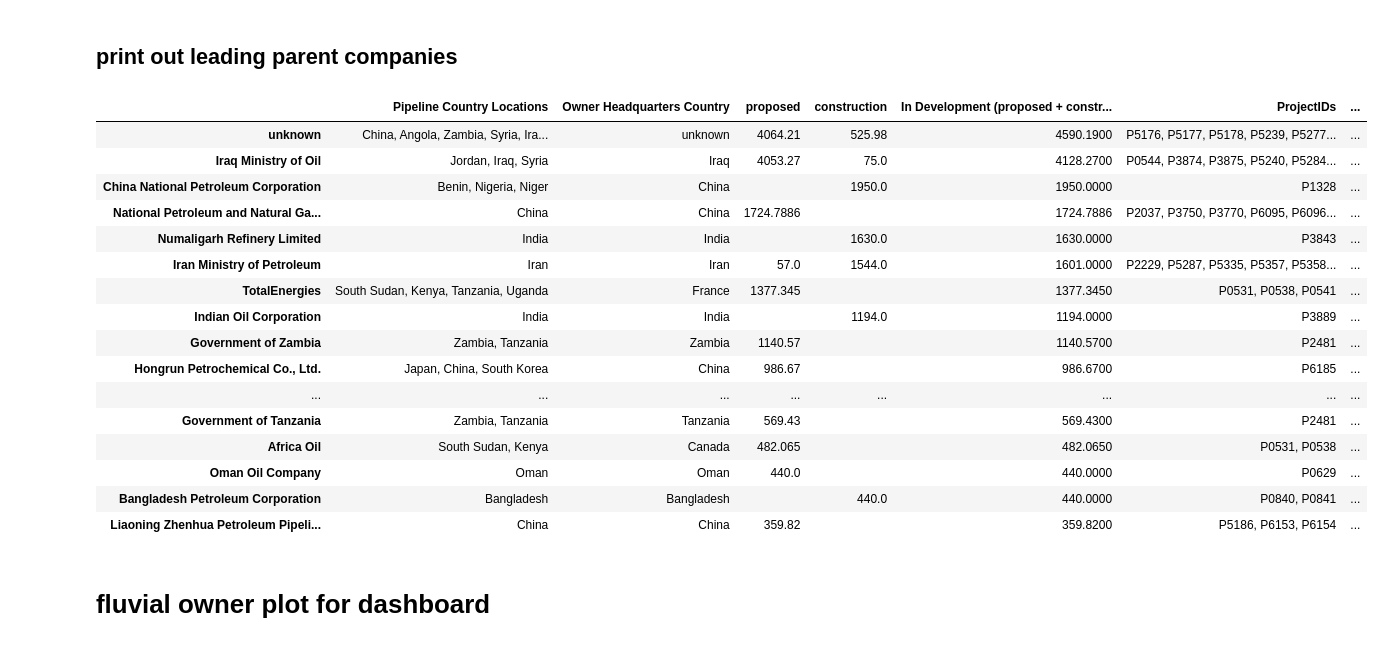
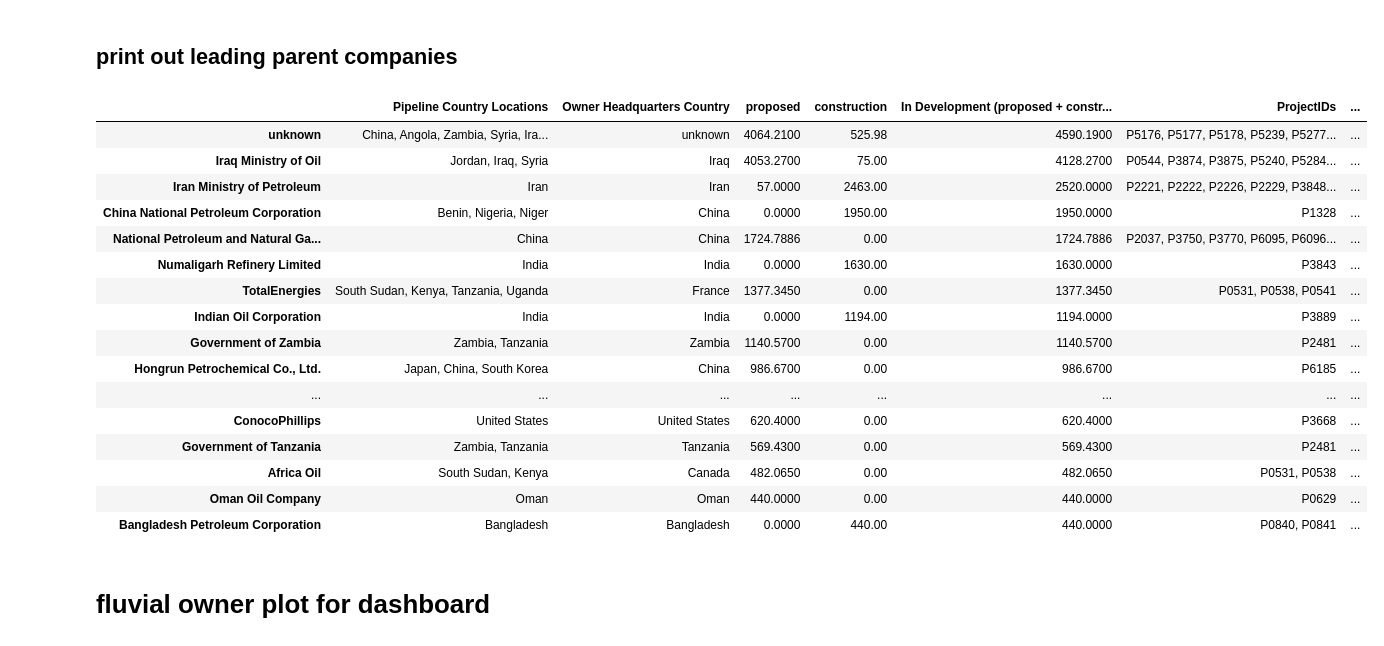
Before and after one commit to GlobalEnergyMonitor/GOIT-GGIT-research, a Jupyter notebook: goit-ggit-dashboards/oil-pipelines-dashboard-May2024.ipynb, the cells around one changed output. Saved outputs shown, nothing was run; the diff lists cells and outputs as text; code cells hidden in the pictures.

```diff
--- a/goit-ggit-dashboards/oil-pipelines-dashboard-May2024.ipynb
+++ b/goit-ggit-dashboards/oil-pipelines-dashboard-May2024.ipynb
@@ -358,32 +333,31 @@ parent_country_km_df_table = parent_country_km_df_table.loc[parent_country_km_df
 # %%
-pandas.options.display.max_colwidth = 500
-
 country_agg_df = pandas.DataFrame(owner_parent_calculations_df.groupby(['Parent']).PipelineCountry.agg(lambda x: ', '.join(x.unique())))
 projectid_agg_df = pandas.DataFrame(owner_parent_calculations_df.groupby(['Parent']).ProjectID.agg(lambda x: ', '.join(x.unique())))
 parent_country_km_df_table['Pipeline Country Locations'] = country_agg_df.PipelineCountry
 parent_country_km_df_table['Number of Projects'] = owner_parent_calculations_df.groupby(['Parent']).ProjectID.count()
 parent_country_km_df_table['ProjectIDs'] = projectid_agg_df.ProjectID
 parent_country_km_df_table['Owner Headquarters Country'] = parent_country_km_df.drop_duplicates('Parent').set_index('Parent').ParentHQCountry
 parent_country_km_df_table['In Development (proposed + construction)'] = parent_country_km_df_table[['proposed','construction']].sum(axis=1, min_count=0)
-parent_country_km_df_table.loc[~parent_country_km_df_table.index.isin(['Not in database','Unknown'])].replace(numpy.nan, '').sort_values('In Development (proposed + construction)', ascending=False)[:21]
+#parent_country_km_df_table.loc[~parent_country_km_df_table.index.isin(['Not in database','Unknown'])].replace(numpy.nan, 0).sort_values('In Development (proposed + construction)', ascending=False)[:n].to_excel('parent-country-km-table.xlsx')
+parent_country_km_df_table.loc[~parent_country_km_df_table.index.isin(['Not in database','Unknown'])].replace(numpy.nan, 0).sort_values('In Development (proposed + construction)', ascending=False)[:n]
 # %% [output]
 |  | Pipeline Country Locations | Owner Headquarters Country | proposed | construction | In Development (proposed + constr... | ProjectIDs | ... |
-| unknown | China, Angola, Zambia, Syria, Ira... | unknown | 4064.21 | 525.98 | 4590.1900 | P5176, P5177, P5178, P5239, P5277... | ... |
-| Iraq Ministry of Oil | Jordan, Iraq, Syria | Iraq | 4053.27 | 75.0 | 4128.2700 | P0544, P3874, P3875, P5240, P5284... | ... |
-| China National Petroleum Corporation | Benin, Nigeria, Niger | China |  | 1950.0 | 1950.0000 | P1328 | ... |
-| National Petroleum and Natural Ga... | China | China | 1724.7886 |  | 1724.7886 | P2037, P3750, P3770, P6095, P6096... | ... |
-| Numaligarh Refinery Limited | India | India |  | 1630.0 | 1630.0000 | P3843 | ... |
-| Iran Ministry of Petroleum | Iran | Iran | 57.0 | 1544.0 | 1601.0000 | P2229, P5287, P5335, P5357, P5358... | ... |
-| TotalEnergies | South Sudan, Kenya, Tanzania, Uganda | France | 1377.345 |  | 1377.3450 | P0531, P0538, P0541 | ... |
-| Indian Oil Corporation | India | India |  | 1194.0 | 1194.0000 | P3889 | ... |
-| Government of Zambia | Zambia, Tanzania | Zambia | 1140.57 |  | 1140.5700 | P2481 | ... |
-| Hongrun Petrochemical Co., Ltd. | Japan, China, South Korea | China | 986.67 |  | 986.6700 | P6185 | ... |
+| unknown | China, Angola, Zambia, Syria, Ira... | unknown | 4064.2100 | 525.98 | 4590.1900 | P5176, P5177, P5178, P5239, P5277... | ... |
+| Iraq Ministry of Oil | Jordan, Iraq, Syria | Iraq | 4053.2700 | 75.00 | 4128.2700 | P0544, P3874, P3875, P5240, P5284... | ... |
+| Iran Ministry of Petroleum | Iran | Iran | 57.0000 | 2463.00 | 2520.0000 | P2221, P2222, P2226, P2229, P3848... | ... |
+| China National Petroleum Corporation | Benin, Nigeria, Niger | China | 0.0000 | 1950.00 | 1950.0000 | P1328 | ... |
+| National Petroleum and Natural Ga... | China | China | 1724.7886 | 0.00 | 1724.7886 | P2037, P3750, P3770, P6095, P6096... | ... |
+| Numaligarh Refinery Limited | India | India | 0.0000 | 1630.00 | 1630.0000 | P3843 | ... |
+| TotalEnergies | South Sudan, Kenya, Tanzania, Uganda | France | 1377.3450 | 0.00 | 1377.3450 | P0531, P0538, P0541 | ... |
+| Indian Oil Corporation | India | India | 0.0000 | 1194.00 | 1194.0000 | P3889 | ... |
+| Government of Zambia | Zambia, Tanzania | Zambia | 1140.5700 | 0.00 | 1140.5700 | P2481 | ... |
+| Hongrun Petrochemical Co., Ltd. | Japan, China, South Korea | China | 986.6700 | 0.00 | 986.6700 | P6185 | ... |
 | ... | ... | ... | ... | ... | ... | ... | ... |
-| Government of Tanzania | Zambia, Tanzania | Tanzania | 569.43 |  | 569.4300 | P2481 | ... |
-| Africa Oil | South Sudan, Kenya | Canada | 482.065 |  | 482.0650 | P0531, P0538 | ... |
-| Oman Oil Company | Oman | Oman | 440.0 |  | 440.0000 | P0629 | ... |
-| Bangladesh Petroleum Corporation | Bangladesh | Bangladesh |  | 440.0 | 440.0000 | P0840, P0841 | ... |
-| Liaoning Zhenhua Petroleum Pipeli... | China | China | 359.82 |  | 359.8200 | P5186, P6153, P6154 | ... |
+| ConocoPhillips | United States | United States | 620.4000 | 0.00 | 620.4000 | P3668 | ... |
+| Government of Tanzania | Zambia, Tanzania | Tanzania | 569.4300 | 0.00 | 569.4300 | P2481 | ... |
+| Africa Oil | South Sudan, Kenya | Canada | 482.0650 | 0.00 | 482.0650 | P0531, P0538 | ... |
+| Oman Oil Company | Oman | Oman | 440.0000 | 0.00 | 440.0000 | P0629 | ... |
+| Bangladesh Petroleum Corporation | Bangladesh | Bangladesh | 0.0000 | 440.00 | 440.0000 | P0840, P0841 | ... |
 # %% [markdown]
 # fluvial owner plot for dashboard
 # %%
```
Also changed, not shown: parts of 128 cells of this notebook, 19 other files.
